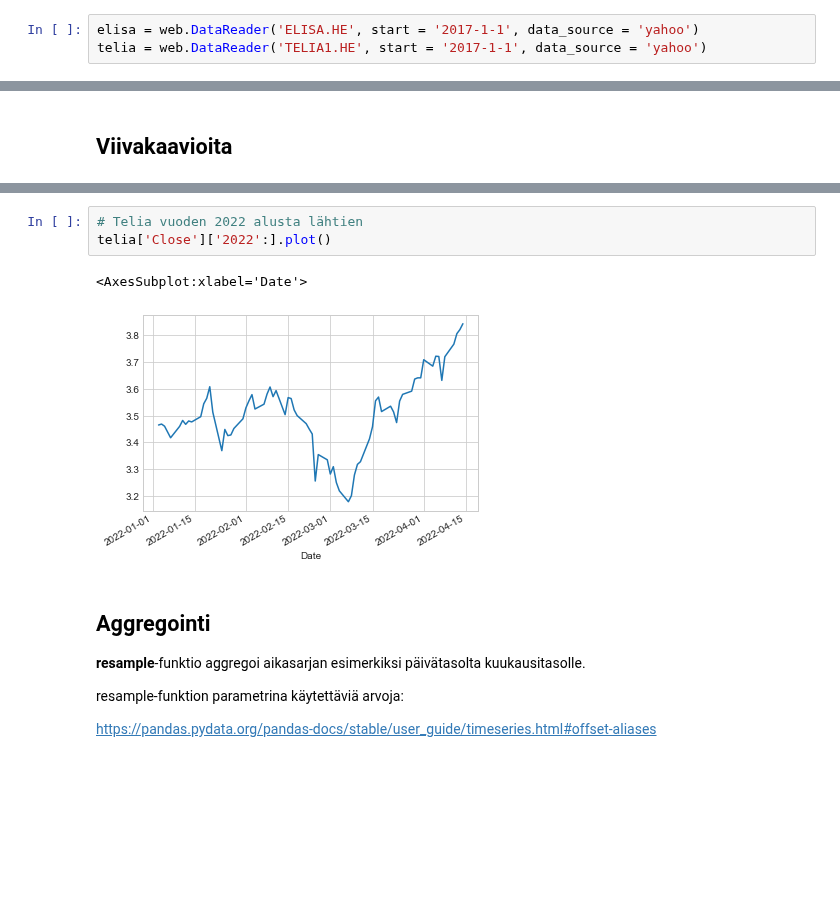
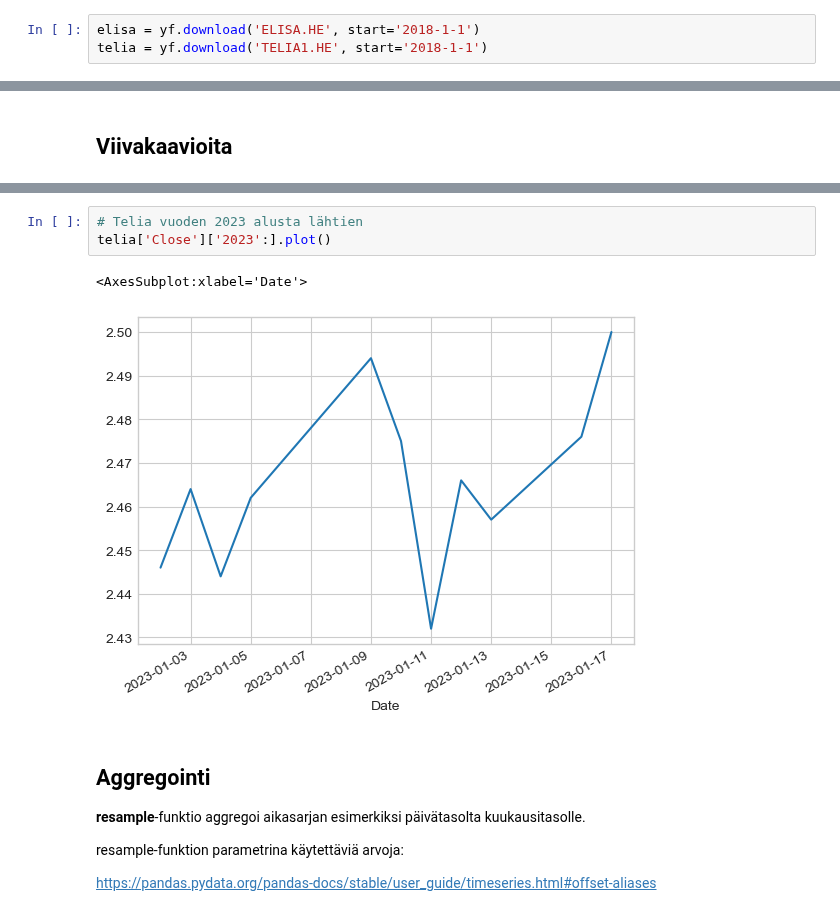
Before and after one commit to taanila/aikasarjat, a Jupyter notebook: aikasarjat.ipynb, the cells around one changed output, grey strips where cells are left out. Drawn from its saved outputs; the diff is of its cells as text; blank space fills up the shorter version.

```diff
--- a/aikasarjat.ipynb
+++ b/aikasarjat.ipynb
@@ -30,5 +24,5 @@ Yahoo Finance -palvelu https://finance.yahoo.com/ sisältää tietoa osakkeista,
 
 Joka kerta kun suoritan koodin, saan mukaan myös tuoreimmat tiedot.
 # %%
-elisa = web.DataReader('ELISA.HE', start = '2017-1-1', data_source = 'yahoo')
-telia = web.DataReader('TELIA1.HE', start = '2017-1-1', data_source = 'yahoo')
+elisa = yf.download('ELISA.HE', start='2018-1-1')
+telia = yf.download('TELIA1.HE', start='2018-1-1')
@@ -91,9 +88,9 @@ elisa['Close']['2022':].plot()
 # %%
-# Telia vuoden 2022 alusta lähtien
-telia['Close']['2022':].plot()
+# Telia vuoden 2023 alusta lähtien
+telia['Close']['2023':].plot()
 # %% [output]
 <AxesSubplot:xlabel='Date'>
-[figure, old version]
+[figure, new version]
 # %% [markdown]
 ## Aggregointi
 
```
Also changed, not shown: parts of 27 cells of this notebook.
